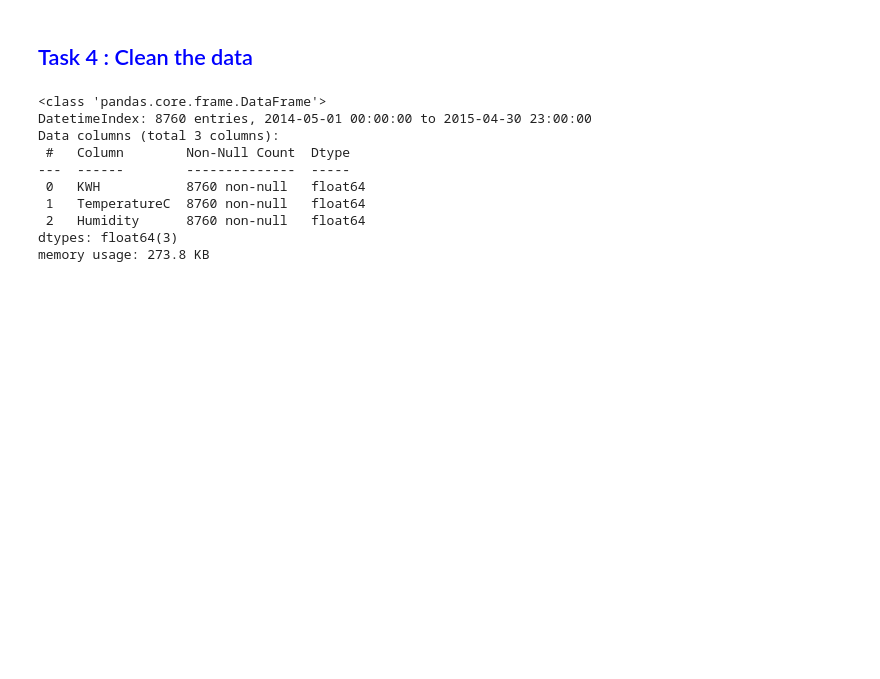
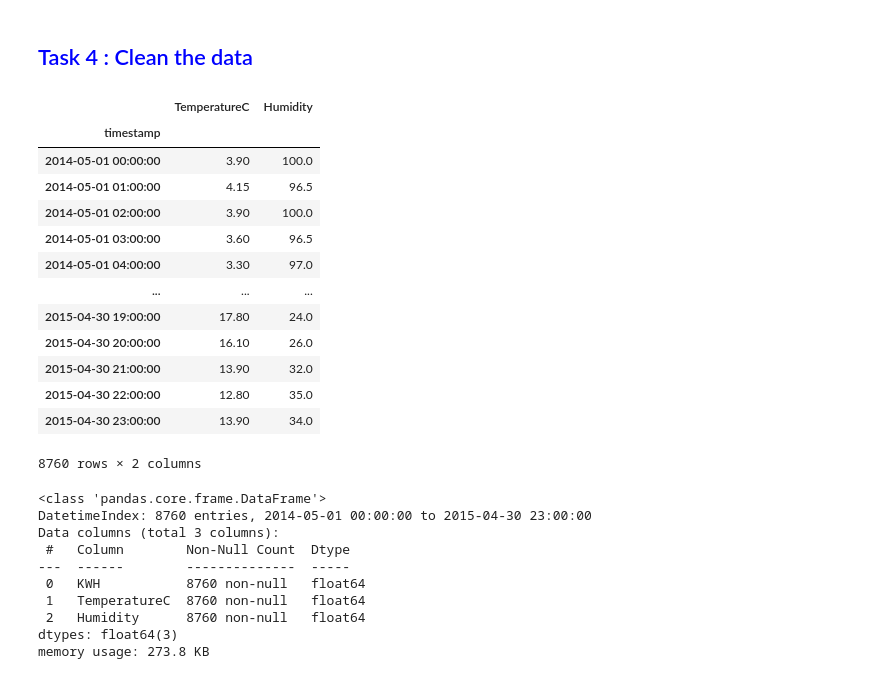
Before and after one commit to bpassini12/Power_Consumption_Scikit, a Jupyter notebook: predict electricity consumption.ipynb, the cells around one changed output. Saved outputs shown, nothing was run; the diff lists cells and outputs as text; code cells hidden in the pictures; blank space fills up the shorter version.

```diff
--- a/predict electricity consumption.ipynb
+++ b/predict electricity consumption.ipynb
@@ -218,4 +223,21 @@ weather_data=weather_data.set_index('timestamp')
 weather_data = weather_data.resample('H').mean()
+# %%
+weather_data
+# %% [output]
+|  | TemperatureC | Humidity |
+| timestamp |  |  |
+| 2014-05-01 00:00:00 | 3.90 | 100.0 |
+| 2014-05-01 01:00:00 | 4.15 | 96.5 |
+| 2014-05-01 02:00:00 | 3.90 | 100.0 |
+| 2014-05-01 03:00:00 | 3.60 | 96.5 |
+| 2014-05-01 04:00:00 | 3.30 | 97.0 |
+| ... | ... | ... |
+| 2015-04-30 19:00:00 | 17.80 | 24.0 |
+| 2015-04-30 20:00:00 | 16.10 | 26.0 |
+| 2015-04-30 21:00:00 | 13.90 | 32.0 |
+| 2015-04-30 22:00:00 | 12.80 | 35.0 |
+| 2015-04-30 23:00:00 | 13.90 | 34.0 |
+8760 rows × 2 columns
 # %%
 #Resample the building data , as it is essential to resample the data before merging the two data frames
 # set the time stamp column as the index
```
Also changed, not shown: parts of 3 cells of this notebook.
